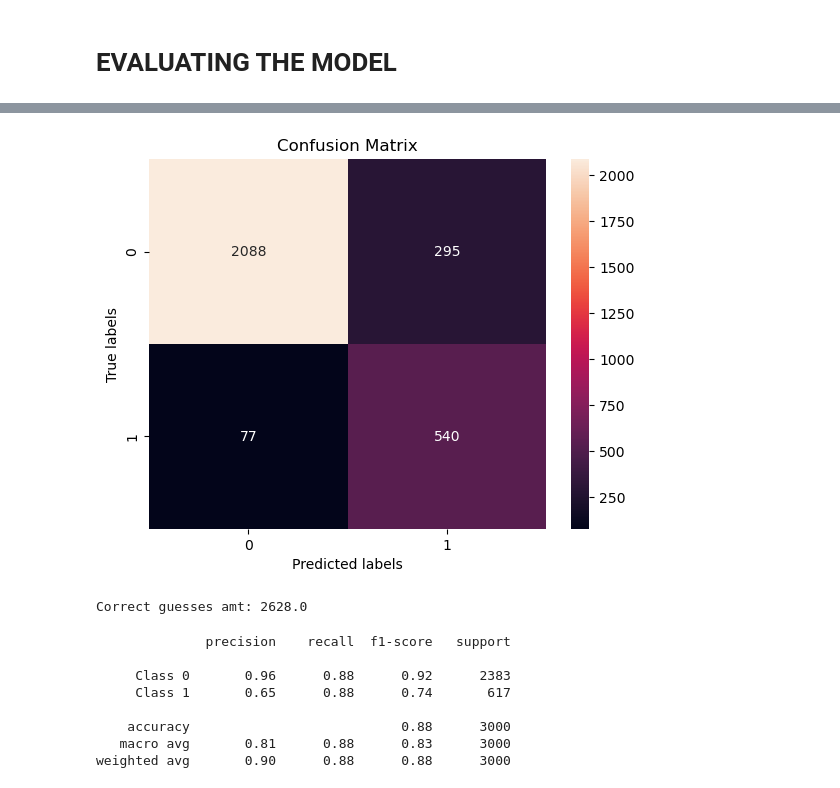
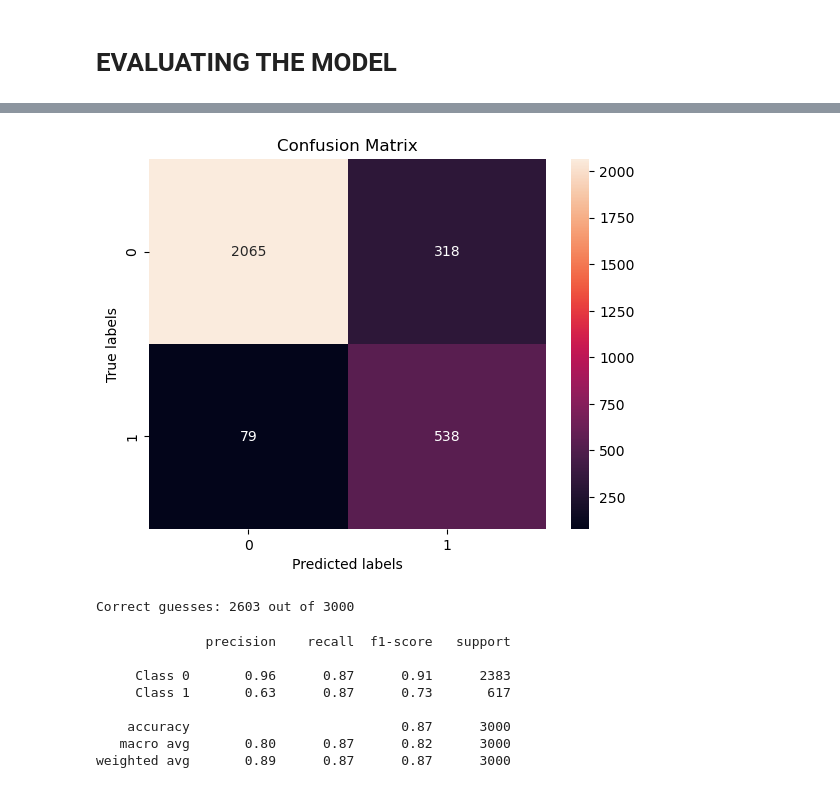
Before and after one commit to jnsltk/fraud_detection, a Jupyter notebook: prototypes/main.ipynb, the cells around one changed output, grey strips where cells are left out. Cells and saved outputs as stored; diff of their text form; code cells hidden in the pictures.

```diff
--- a/prototypes/main.ipynb
+++ b/prototypes/main.ipynb
@@ -69,7 +69,9 @@ enabled_features = [
     'amount',
     'distance_from_home',
     'transaction_hour',
-    'weekend_transaction'
+    'weekend_transaction',
+    'high_risk_merchant',
+    'card_type'
 ]
 df_enabled = df[enabled_features].copy()
 
@@ -78,7 +80,7 @@ for feature in ['amount', 'distance_from_home', 'transaction_hour']:
     normalise(feature)
 
 # one-hot encodes features
-for feature in ['merchant_category', 'merchant_type', 'country', 'currency', 'city_size']:
+for feature in ['merchant_category', 'merchant_type', 'country', 'currency', 'city_size', 'card_type']:
     one_hot_encode(feature)
 
 # adds the label to the last position
@@ -86,8 +88,16 @@ df_enabled['is_fraud'] = df['is_fraud']
 
 # prints overview
 print(df_enabled.shape)
-# print(df_enabled.columns)
-print('Missing values count:', df_enabled.isnull().sum().sum())
+print(df_enabled.columns)
+
+# throws if is_fraud column is not last
+if df_enabled.columns[-1] != 'is_fraud':
+    raise Exception('Invalid label-column')
+
+# throws if unhandled null-values
+sum_of_nulls = df_enabled.isnull().sum().sum()
+if sum_of_nulls > 0:
+    raise Exception(f'{sum_of_nulls} unhandled null-values')
 
 # note - random_state is the seed for shuffling
 df_train, df_test = train_test_split(df_enabled, test_size=0.3, random_state=42)
@@ -154,8 +171,6 @@ model = Sequential([
 ])
 
 model.compile(optimizer='adam', loss=keras.losses.binary_crossentropy, metrics=['accuracy'])
-epochs = 10
-batch_size = 128
 
 # note - reduces false negatives
 class_weights = compute_class_weight('balanced', classes=np.unique(y_validate), y=y_validate[:, 0])
@@ -165,7 +180,7 @@ history = model.fit(
     X_train,
     y_train,
     validation_data=(X_validate, y_validate),
-    epochs=epochs, batch_size=batch_size,
+    epochs=15, batch_size=128,
     class_weight=class_weights_dict
 )
 # %% [output]
@@ -211,31 +224,31 @@ predicted_classes = (y_pred > 0.5).astype(int)
 # %%
 # use seaborn library to plot the confusion matrix
 matrix = confusion_matrix(y_test, predicted_classes)
 
 sns.heatmap(matrix, annot=True, fmt='d')
 plt.xlabel('Predicted labels')
 plt.ylabel('True labels')
 plt.title('Confusion Matrix')
 plt.show()
 
 # Sum the diagonal element to get the total true correct values
 identity = np.eye(matrix.shape[0])
 diagonal = np.multiply(matrix, identity)
-sum = np.sum(diagonal)
-print(f'Correct guesses amt: {sum}')
+sum_correct = np.sum(diagonal)
+sum_total = np.sum(matrix)
+print(f'Correct guesses: {sum_correct:.0f} out of {sum_total:.0f}')
 # %% [output]
-[figure, old version]
+[figure, new version]
-Correct guesses amt: 2628.0
+Correct guesses: 2603 out of 3000
 # %%
 target_names = ["Class {}".format(i) for i in range(2)]
-
 print(classification_report(y_test, predicted_classes, target_names = target_names))
 # %% [output]
               precision    recall  f1-score   support
 
-     Class 0       0.96      0.88      0.92      2383
-     Class 1       0.65      0.88      0.74       617
+     Class 0       0.96      0.87      0.91      2383
+     Class 1       0.63      0.87      0.73       617
 
-    accuracy                           0.88      3000
-   macro avg       0.81      0.88      0.83      3000
-weighted avg       0.90      0.88      0.88      3000
+    accuracy                           0.87      3000
+   macro avg       0.80      0.87      0.82      3000
+weighted avg       0.89      0.87      0.87      3000
```
Also changed, not shown: parts of 13 cells of this notebook, 1 other file.
